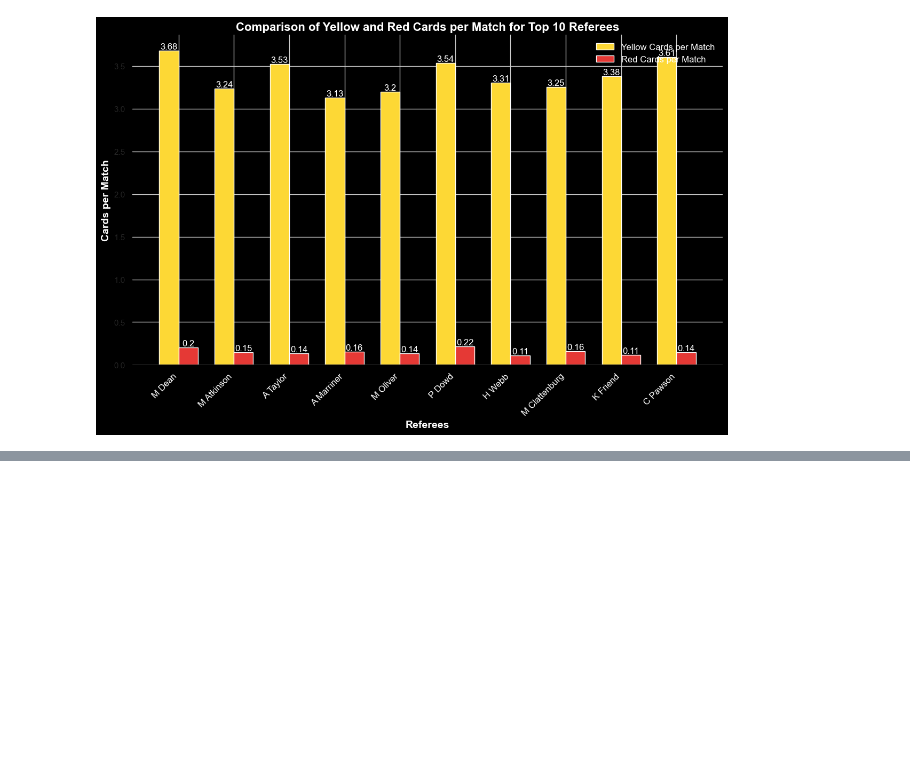
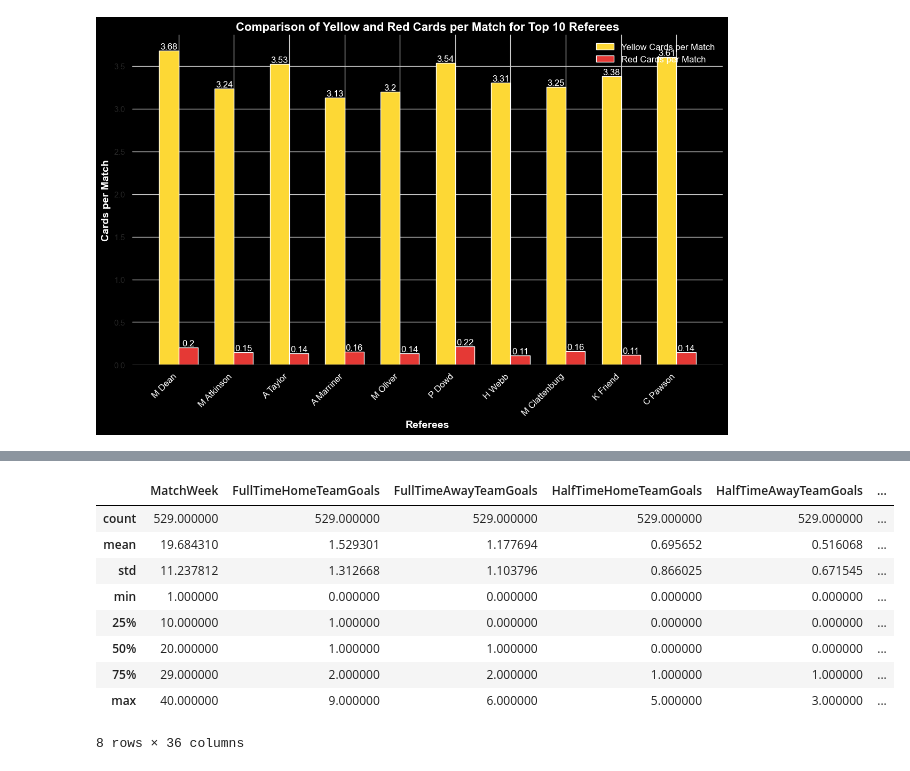
Before and after one commit to Levy212/PremierLeagueAnalysis, a Jupyter notebook: Untitled.ipynb, the cells around one changed output, grey strips where cells are left out. Saved outputs shown, nothing was run; the diff lists cells and outputs as text; code cells hidden in the pictures; blank space fills up the shorter version.

Commit message:
Enquete sur M Dean

```diff
--- a/Untitled.ipynb
+++ b/Untitled.ipynb
@@ -144,0 +185,16 @@ plt.show()
+# %%
+#focus on M Dean
+
+dean_matches = df[df['Referee']=="M Dean"]
+dean_matches.describe()
+# %% [output]
+|  | MatchWeek | FullTimeHomeTeamGoals | FullTimeAwayTeamGoals | HalfTimeHomeTeamGoals | HalfTimeAwayTeamGoals | ... |
+| count | 529.000000 | 529.000000 | 529.000000 | 529.000000 | 529.000000 | ... |
+| mean | 19.684310 | 1.529301 | 1.177694 | 0.695652 | 0.516068 | ... |
+| std | 11.237812 | 1.312668 | 1.103796 | 0.866025 | 0.671545 | ... |
+| min | 1.000000 | 0.000000 | 0.000000 | 0.000000 | 0.000000 | ... |
+| 25% | 10.000000 | 1.000000 | 0.000000 | 0.000000 | 0.000000 | ... |
+| 50% | 20.000000 | 1.000000 | 1.000000 | 0.000000 | 0.000000 | ... |
+| 75% | 29.000000 | 2.000000 | 2.000000 | 1.000000 | 1.000000 | ... |
+| max | 40.000000 | 9.000000 | 6.000000 | 5.000000 | 3.000000 | ... |
+8 rows × 36 columns
```
Also changed, not shown: parts of 8 cells of this notebook.
